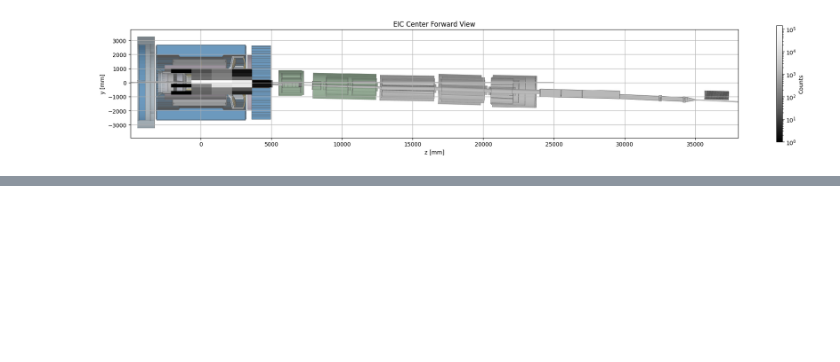
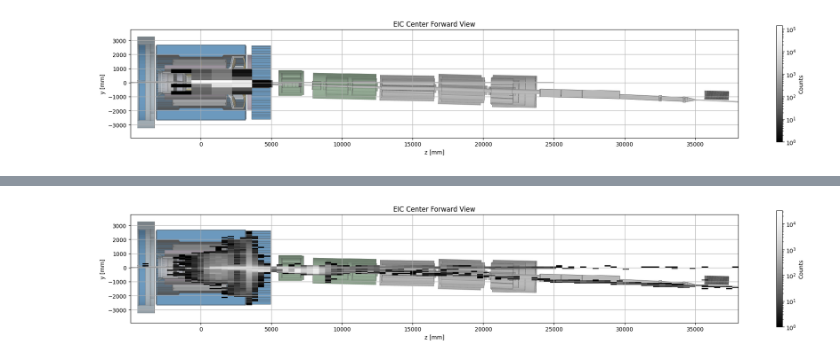
Before and after one commit to Allseeing1620/acceptance-analysis, a Jupyter notebook: analyze-df.ipynb, the cells around one changed output, grey strips where cells are left out. Saved outputs shown, nothing was run; the diff lists cells and outputs as text; code cells hidden in the pictures; blank space fills up the shorter version.

```diff
--- a/analyze-df.ipynb
+++ b/analyze-df.ipynb
@@ -823,0 +817,22 @@ plt.show()
+# %%
+fig, ax = create_plot_with_background()
+
+# Получаем пределы фона
+x_lim = ax.get_xlim()
+y_lim = ax.get_ylim()
+
+# Строим гистограмму только в пределах фона
+h = ax.hist2d(df.prot_epz, df.prot_epx, bins=100,
+               cmap='Greys_r', norm=LogNorm(),
+               range=[x_lim, y_lim])  # ← ключевой параметр!
+
+cbar = fig.colorbar(h[3], ax=ax, label='Counts', shrink=0.3)
+ax.set_xlabel("z [mm]")
+ax.set_ylabel("y [mm]")
+ax.set_aspect("equal", adjustable="box")
+ax.grid(True)
+
+plt.tight_layout()
+plt.show()
+# %% [output]
+[figure, added]
```
Also changed, not shown: parts of 2 cells of this notebook.
